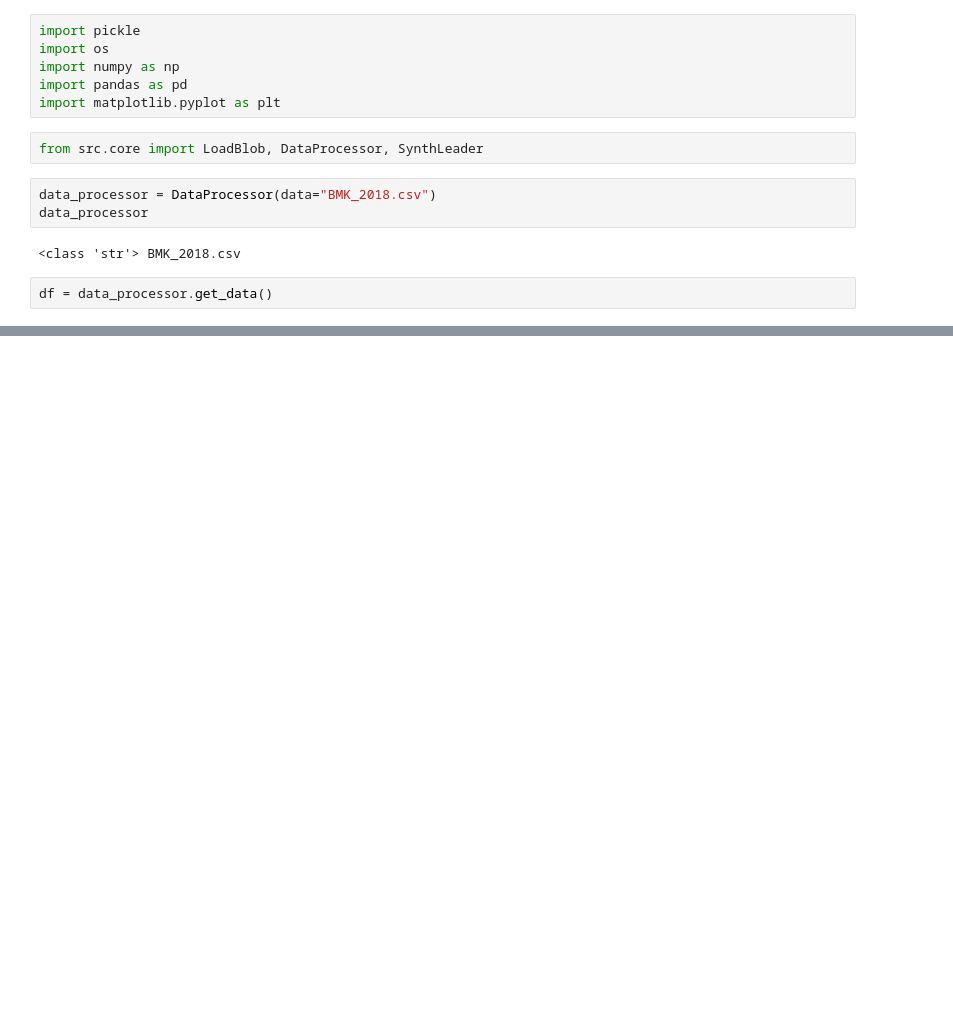
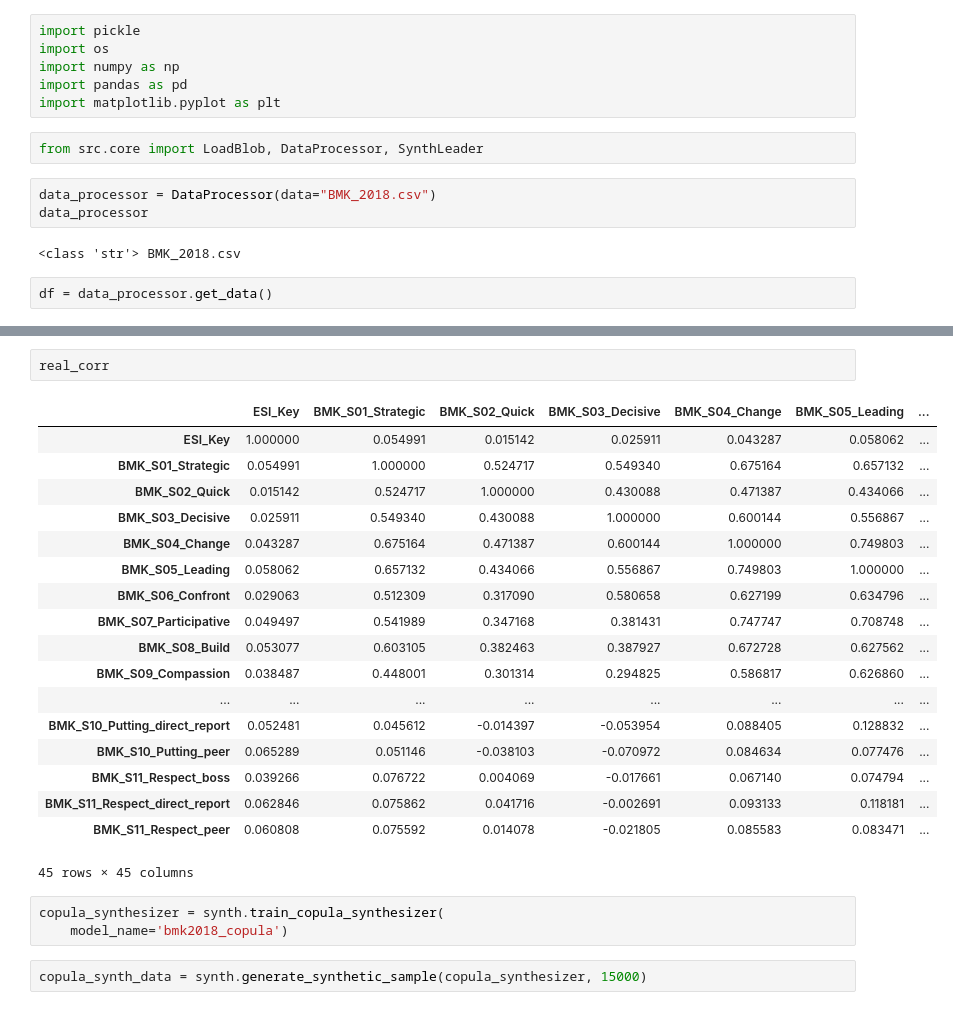
Before and after one commit to sirishshresthas/synth360, a Jupyter notebook: app.ipynb, the cells around one changed output, grey strips where cells are left out. Drawn from its saved outputs; the diff is of its cells as text; blank space fills up the shorter version.

Commit message:
created functions to train models

```diff
--- a/app.ipynb
+++ b/app.ipynb
@@ -72,0 +116,26 @@ for c in df.columns:
+# %%
+real_corr
+# %% [output]
+|  | ESI_Key | BMK_S01_Strategic | BMK_S02_Quick | BMK_S03_Decisive | BMK_S04_Change | BMK_S05_Leading | ... |
+| ESI_Key | 1.000000 | 0.054991 | 0.015142 | 0.025911 | 0.043287 | 0.058062 | ... |
+| BMK_S01_Strategic | 0.054991 | 1.000000 | 0.524717 | 0.549340 | 0.675164 | 0.657132 | ... |
+| BMK_S02_Quick | 0.015142 | 0.524717 | 1.000000 | 0.430088 | 0.471387 | 0.434066 | ... |
+| BMK_S03_Decisive | 0.025911 | 0.549340 | 0.430088 | 1.000000 | 0.600144 | 0.556867 | ... |
+| BMK_S04_Change | 0.043287 | 0.675164 | 0.471387 | 0.600144 | 1.000000 | 0.749803 | ... |
+| BMK_S05_Leading | 0.058062 | 0.657132 | 0.434066 | 0.556867 | 0.749803 | 1.000000 | ... |
+| BMK_S06_Confront | 0.029063 | 0.512309 | 0.317090 | 0.580658 | 0.627199 | 0.634796 | ... |
+| BMK_S07_Participative | 0.049497 | 0.541989 | 0.347168 | 0.381431 | 0.747747 | 0.708748 | ... |
+| BMK_S08_Build | 0.053077 | 0.603105 | 0.382463 | 0.387927 | 0.672728 | 0.627562 | ... |
+| BMK_S09_Compassion | 0.038487 | 0.448001 | 0.301314 | 0.294825 | 0.586817 | 0.626860 | ... |
+| ... | ... | ... | ... | ... | ... | ... | ... |
+| BMK_S10_Putting_direct_report | 0.052481 | 0.045612 | -0.014397 | -0.053954 | 0.088405 | 0.128832 | ... |
+| BMK_S10_Putting_peer | 0.065289 | 0.051146 | -0.038103 | -0.070972 | 0.084634 | 0.077476 | ... |
+| BMK_S11_Respect_boss | 0.039266 | 0.076722 | 0.004069 | -0.017661 | 0.067140 | 0.074794 | ... |
+| BMK_S11_Respect_direct_report | 0.062846 | 0.075862 | 0.041716 | -0.002691 | 0.093133 | 0.118181 | ... |
+| BMK_S11_Respect_peer | 0.060808 | 0.075592 | 0.014078 | -0.021805 | 0.085583 | 0.083471 | ... |
+45 rows × 45 columns
+# %%
+copula_synthesizer = synth.train_copula_synthesizer(
+    model_name='bmk2018_copula')
+# %%
+copula_synth_data = synth.generate_synthetic_sample(copula_synthesizer, 15000)
```
Also changed, not shown: parts of 18 cells of this notebook, 3 other files.
